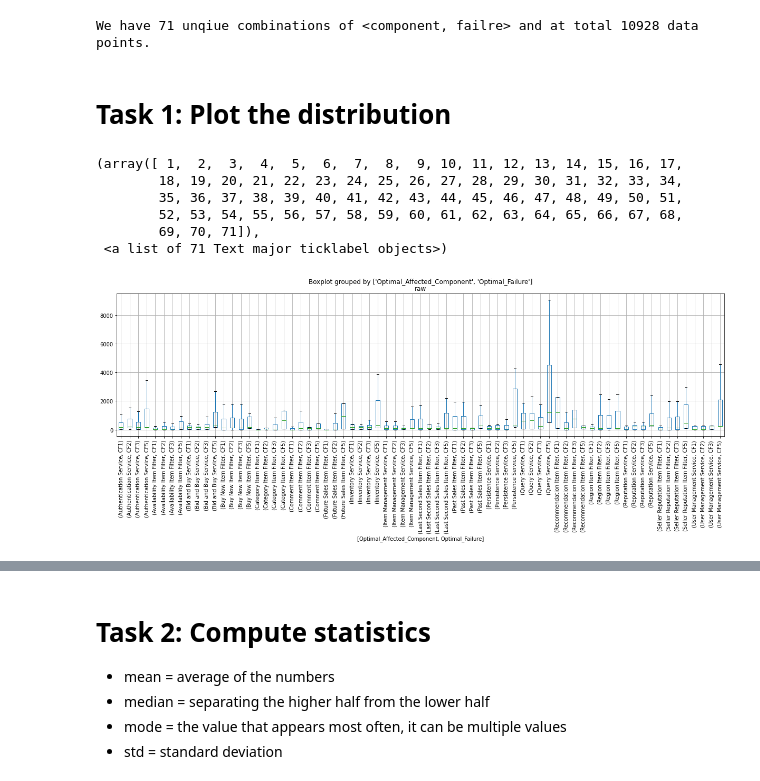
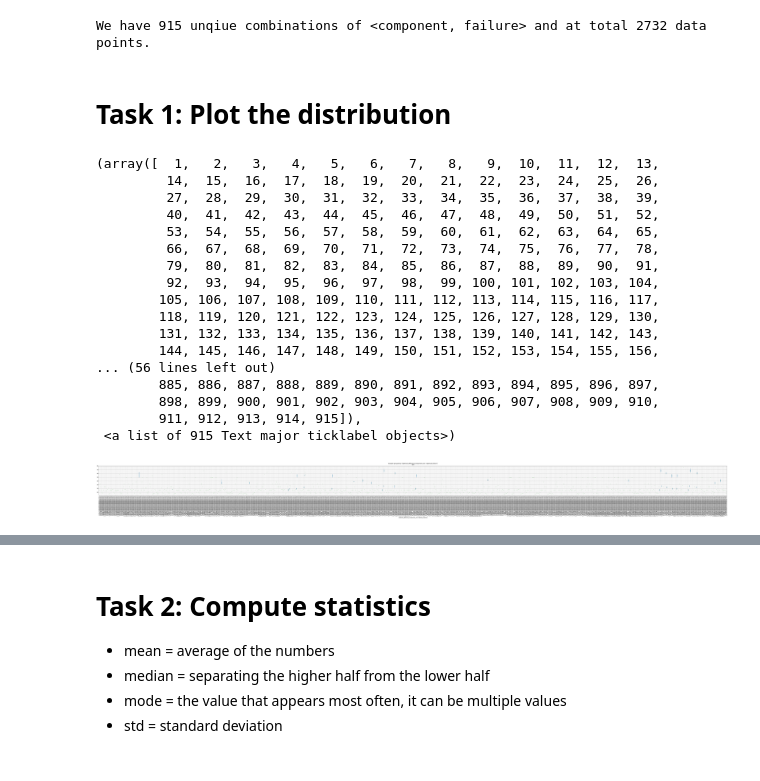
Before and after one commit to hpi-sam/rl-4-self-repair, a Jupyter notebook: data_analysis/main_data_analysis.ipynb, the cells around one changed output, grey strips where cells are left out. Drawn from its saved outputs; the diff is of its cells as text; code cells hidden in the pictures.

Commit message:
Analysis of the saturating data, restrutering the environment, introducing generation of non-stationary data

```diff
--- a/data_analysis/main_data_analysis.ipynb
+++ b/data_analysis/main_data_analysis.ipynb
@@ -23,24 +18,35 @@ dh.data.head()
 # %%
 total = len(dh.data.index)
-groups = dh.data.groupby(['Optimal_Affected_Component', 'Optimal_Failure']).ngroups
+groups = dh.data.groupby(['Optimal_Affected_Component_Uid', 'Optimal_Failure']).ngroups
 
-print('We have ' + str(groups) + ' unqiue combinations of <component, failre> and at total ' + str(total) + ' data points.')
+print('We have ' + str(groups) + ' unqiue combinations of <component, failure> and at total ' + str(total) + ' data points.')
 # %% [output]
-We have 71 unqiue combinations of <component, failre> and at total 10928 data points.
+We have 915 unqiue combinations of <component, failure> and at total 2732 data points.
 # %% [markdown]
 # Task 1: Plot the distribution
 # %%
 import matplotlib.pyplot as plt
-dh.data.boxplot(by=['Optimal_Affected_Component', 'Optimal_Failure'], column="raw", figsize=(20,5), showfliers=False)
+dh.data.boxplot(by=['Optimal_Affected_Component_Uid', 'Optimal_Failure'], column="raw", figsize=(100,5), showfliers=False)
 plt.xticks(rotation='vertical')
 # %% [output]
-(array([ 1,  2,  3,  4,  5,  6,  7,  8,  9, 10, 11, 12, 13, 14, 15, 16, 17,
-        18, 19, 20, 21, 22, 23, 24, 25, 26, 27, 28, 29, 30, 31, 32, 33, 34,
-        35, 36, 37, 38, 39, 40, 41, 42, 43, 44, 45, 46, 47, 48, 49, 50, 51,
-        52, 53, 54, 55, 56, 57, 58, 59, 60, 61, 62, 63, 64, 65, 66, 67, 68,
-        69, 70, 71]),
- <a list of 71 Text major ticklabel objects>)
+(array([  1,   2,   3,   4,   5,   6,   7,   8,   9,  10,  11,  12,  13,
+         14,  15,  16,  17,  18,  19,  20,  21,  22,  23,  24,  25,  26,
+         27,  28,  29,  30,  31,  32,  33,  34,  35,  36,  37,  38,  39,
+         40,  41,  42,  43,  44,  45,  46,  47,  48,  49,  50,  51,  52,
+         53,  54,  55,  56,  57,  58,  59,  60,  61,  62,  63,  64,  65,
+         66,  67,  68,  69,  70,  71,  72,  73,  74,  75,  76,  77,  78,
+         79,  80,  81,  82,  83,  84,  85,  86,  87,  88,  89,  90,  91,
+         92,  93,  94,  95,  96,  97,  98,  99, 100, 101, 102, 103, 104,
+        105, 106, 107, 108, 109, 110, 111, 112, 113, 114, 115, 116, 117,
+        118, 119, 120, 121, 122, 123, 124, 125, 126, 127, 128, 129, 130,
+        131, 132, 133, 134, 135, 136, 137, 138, 139, 140, 141, 142, 143,
+        144, 145, 146, 147, 148, 149, 150, 151, 152, 153, 154, 155, 156,
+... (56 lines left out)
+        885, 886, 887, 888, 889, 890, 891, 892, 893, 894, 895, 896, 897,
+        898, 899, 900, 901, 902, 903, 904, 905, 906, 907, 908, 909, 910,
+        911, 912, 913, 914, 915]),
+ <a list of 915 Text major ticklabel objects>)
-[figure, old version]
+[figure, new version]
 # %%
 dh.data['raw'].hist()
 # %% [output]
```
Also changed, not shown: parts of 14 cells of this notebook, 9 other files.
